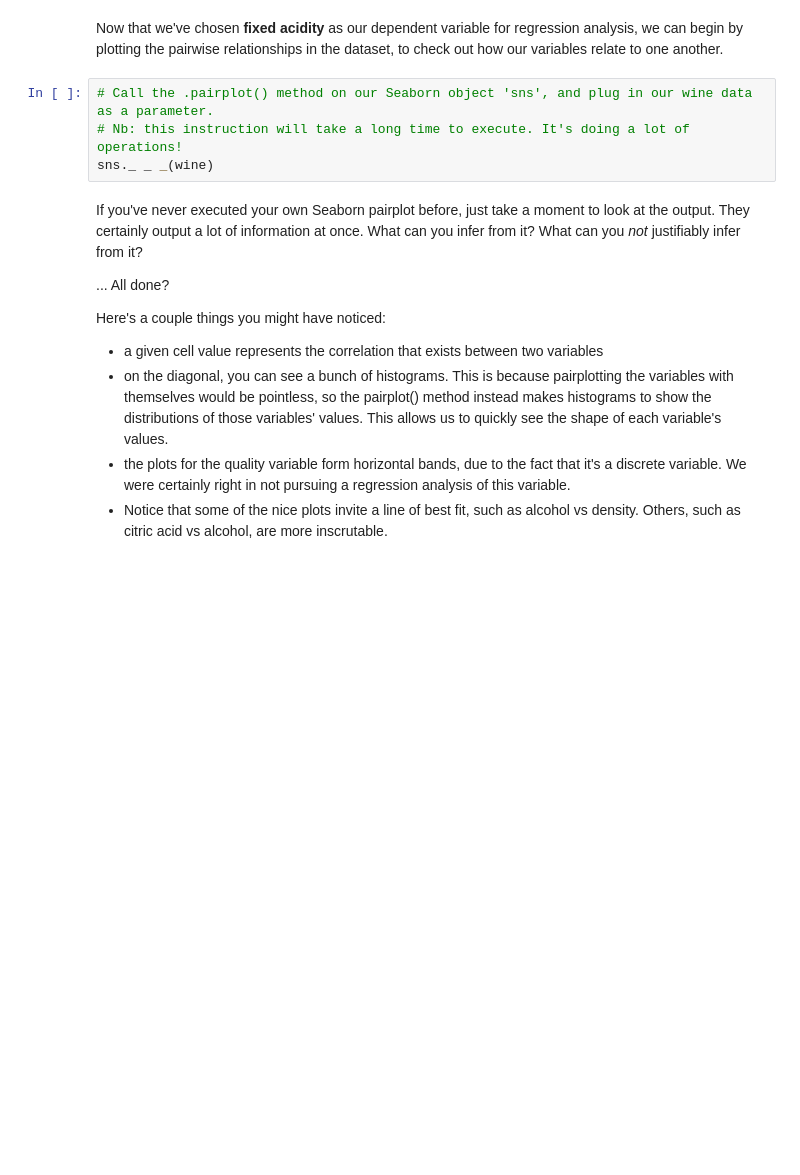
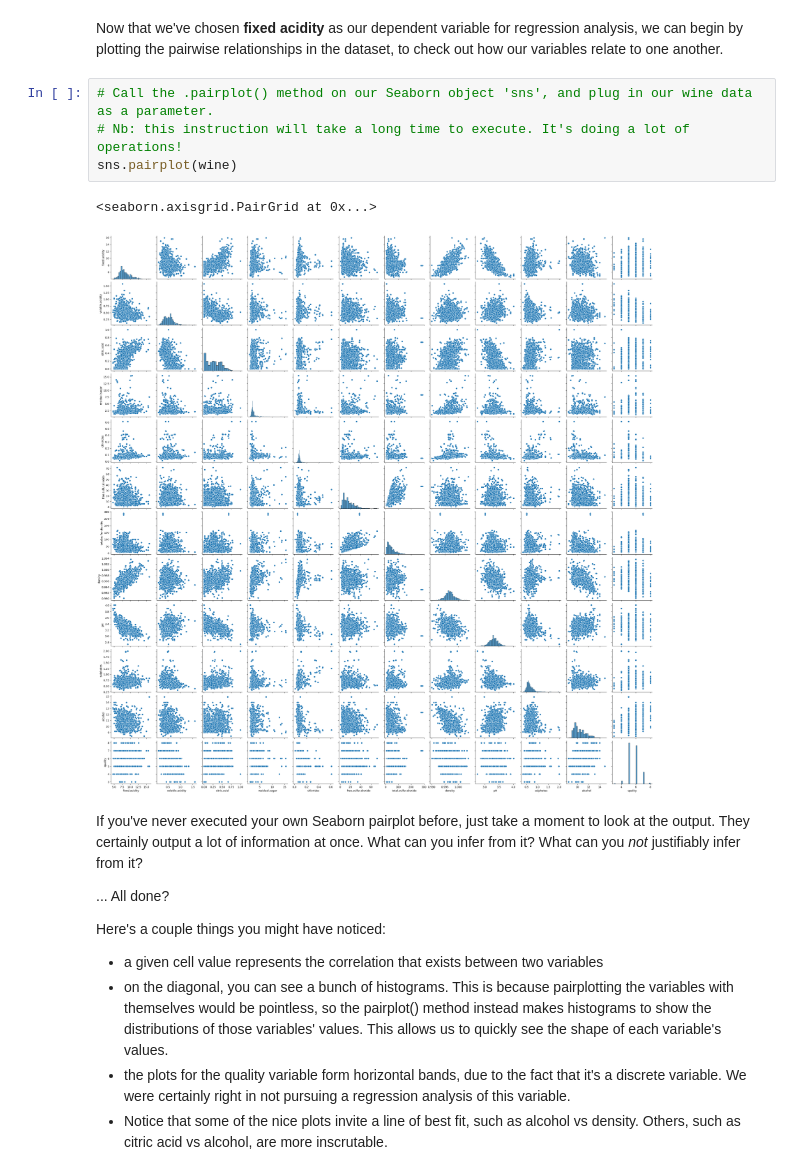
Before and after one commit to vanslykeaudio/SpringBoardDataScience, a Jupyter notebook: 11.4.1_Case_Study_-_Linear_Regression_1_/11.4.1 Case Study - Linear Regression/Springboard Regression Case Study - the Red Wine Dataset - Tier 1.ipynb, the cells around one changed output. Drawn from its saved outputs; the diff is of its cells as text; blank space fills up the shorter version.

```diff
--- a/11.4.1_Case_Study_-_Linear_Regression_1_/11.4.1 Case Study - Linear Regression/Springboard Regression Case Study - the Red Wine Dataset - Tier 1.ipynb
+++ b/11.4.1_Case_Study_-_Linear_Regression_1_/11.4.1 Case Study - Linear Regression/Springboard Regression Case Study - the Red Wine Dataset - Tier 1.ipynb
@@ -211,7 +211,10 @@ Now that we've chosen **fixed acidity** as our dependent variable for regression
 # %%
 # Call the .pairplot() method on our Seaborn object 'sns', and plug in our wine data as a parameter.
 # Nb: this instruction will take a long time to execute. It's doing a lot of operations!
-sns._ _ _(wine)
+sns.pairplot(wine)
+# %% [output]
+<seaborn.axisgrid.PairGrid at 0x...>
+[figure, added]
 # %% [markdown]
 If you've never executed your own Seaborn pairplot before, just take a moment to look at the output. They certainly output a lot of information at once. What can you infer from it? What can you *not* justifiably infer from it?
 
```
Also changed, not shown: parts of 3 cells of this notebook.
